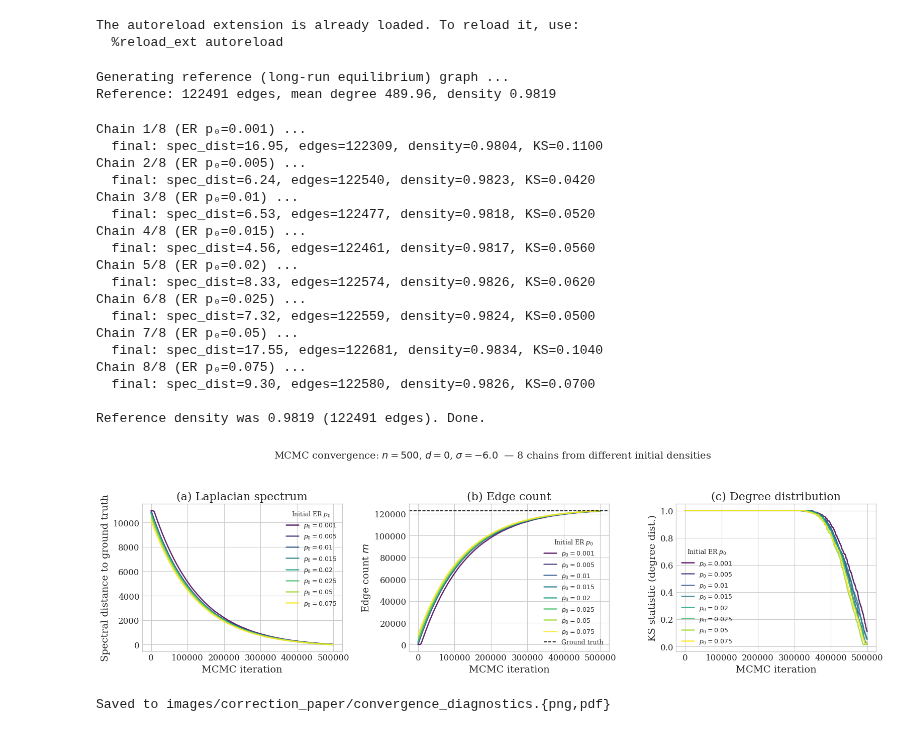
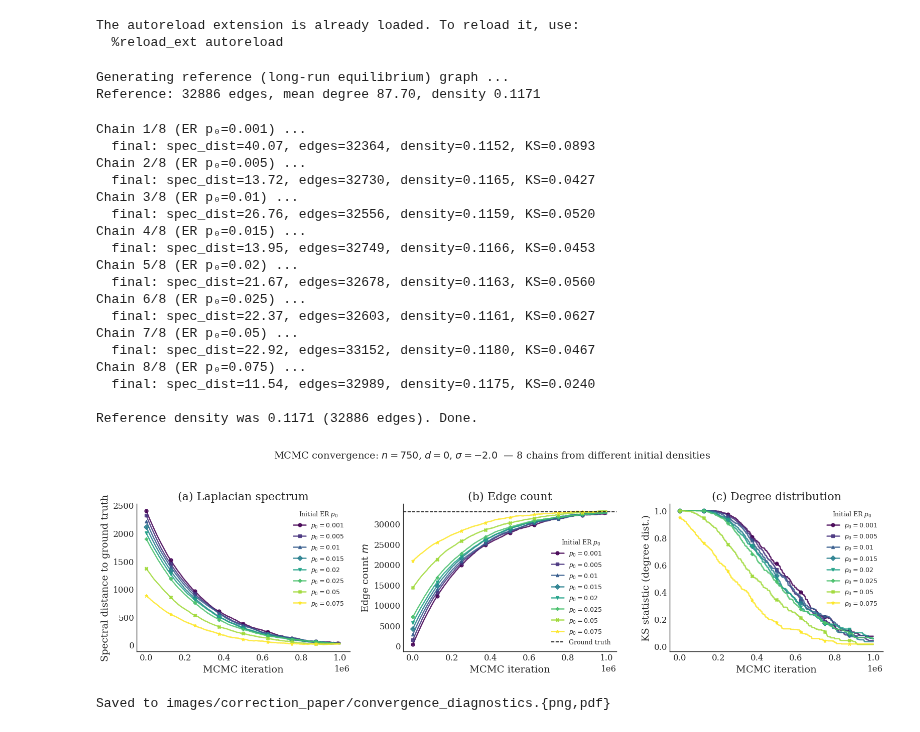
Before and after one commit to mbottoni/logit-graph, a Jupyter notebook: notebooks/base/22-3-convergence-diagnostics.ipynb, the cells around one changed output. Saved outputs shown, nothing was run; the diff lists cells and outputs as text; code cells hidden in the pictures.

```diff
--- a/notebooks/base/22-3-convergence-diagnostics.ipynb
+++ b/notebooks/base/22-3-convergence-diagnostics.ipynb
@@ -28,7 +28,7 @@ from collections import deque
 
 import src.logit_graph.graph as graph
 
-plt.style.use('seaborn-v0_8-whitegrid')
+plt.style.use('seaborn-v0_8-white')
 mpl.rcParams.update({
     'font.family': 'serif',
     'font.size': 14,
@@ -41,6 +41,9 @@ mpl.rcParams.update({
     'lines.linewidth': 1.8,
     'savefig.dpi': 300,
     'savefig.bbox': 'tight',
+    'axes.grid': False,
+    'axes.spines.top': False,
+    'axes.spines.right': False,
 })
 # %% [output]
 The autoreload extension is already loaded. To reload it, use:
@@ -71,10 +74,10 @@ def run_chain(n, d, sigma, max_iter, check_interval, er_p, ref_spectrum, ref_deg
 # d=0 keeps feedback linear (S_i = deg(i)), so sigma=-6 yields a sparse graph.
 # With d>=1 the neighbourhood sums grow quadratically with degree,
 # requiring much more negative sigma to avoid saturating to a complete graph.
-N = 500
+N = 750
 D = 0
-SIGMA = -6.0
-MAX_ITER = 500_000        # per chain (fast with d=0)
+SIGMA = -2.0
+MAX_ITER = 1_000_000 # per chain (fast with d=0)
 CHECK_INTERVAL = 500
 
 # Generate a well-equilibrated reference graph by running a long chain.
@@ -92,7 +95,7 @@ print(f'Reference: {gt_edges} edges, mean degree {gt_degrees.mean():.2f}, '
       f'density {gt_density:.4f}')
 # %% [output]
 Generating reference (long-run equilibrium) graph ...
-Reference: 122491 edges, mean degree 489.96, density 0.9819
+Reference: 32886 edges, mean degree 87.70, density 0.1171
 # %%
 # Run N_CHAINS independent chains from different random ER seeds
 results = []
@@ -113,23 +116,23 @@ for chain_id in range(N_CHAINS):
 print(f'\nReference density was {gt_density:.4f} ({gt_edges} edges). Done.')
 # %% [output]
 Chain 1/8 (ER p₀=0.001) ...
-  final: spec_dist=16.95, edges=122309, density=0.9804, KS=0.1100
+  final: spec_dist=40.07, edges=32364, density=0.1152, KS=0.0893
 Chain 2/8 (ER p₀=0.005) ...
-  final: spec_dist=6.24, edges=122540, density=0.9823, KS=0.0420
+  final: spec_dist=13.72, edges=32730, density=0.1165, KS=0.0427
 Chain 3/8 (ER p₀=0.01) ...
-  final: spec_dist=6.53, edges=122477, density=0.9818, KS=0.0520
+  final: spec_dist=26.76, edges=32556, density=0.1159, KS=0.0520
 Chain 4/8 (ER p₀=0.015) ...
-  final: spec_dist=4.56, edges=122461, density=0.9817, KS=0.0560
+  final: spec_dist=13.95, edges=32749, density=0.1166, KS=0.0453
 Chain 5/8 (ER p₀=0.02) ...
-  final: spec_dist=8.33, edges=122574, density=0.9826, KS=0.0620
+  final: spec_dist=21.67, edges=32678, density=0.1163, KS=0.0560
 Chain 6/8 (ER p₀=0.025) ...
-  final: spec_dist=7.32, edges=122559, density=0.9824, KS=0.0500
+  final: spec_dist=22.37, edges=32603, density=0.1161, KS=0.0627
 Chain 7/8 (ER p₀=0.05) ...
-  final: spec_dist=17.55, edges=122681, density=0.9834, KS=0.1040
+  final: spec_dist=22.92, edges=33152, density=0.1180, KS=0.0467
 Chain 8/8 (ER p₀=0.075) ...
-  final: spec_dist=9.30, edges=122580, density=0.9826, KS=0.0700
+  final: spec_dist=11.54, edges=32989, density=0.1175, KS=0.0240
 
-Reference density was 0.9819 (122491 edges). Done.
+Reference density was 0.1171 (32886 edges). Done.
 # %%
 fig, axes = plt.subplots(1, 3, figsize=(16, 4.5))
 cmap = plt.cm.viridis
@@ -186,32 +189,39 @@ for i, r in enumerate(results):
         if ks_values[j] > ks_values[j-1]:
             ks_values[j] = ks_values[j-1]
     ax.plot(
         x_iters,
         ks_values,
         color=colors[i],
         marker=markers[i % len(markers)],
         markevery=mark_every,
         ms=5,
         label=f'$p_0={r["p0"]}$',
         alpha=0.85,
     )
 ax.set_xlabel('MCMC iteration')
 ax.set_ylabel('KS statistic (degree dist.)')
 ax.set_title('(c) Degree distribution')
 ax.legend(fontsize=9, title='Initial ER $p_0$', title_fontsize=9)
 
+for ax in axes:
+    ax.grid(False)
+    ax.spines['top'].set_visible(False)
+    ax.spines['right'].set_visible(False)
+    ax.spines['bottom'].set_visible(True)
+    ax.spines['left'].set_visible(True)
+
 fig.suptitle(
     f'MCMC convergence: $n={N}$, $d={D}$, $\\sigma={SIGMA}$  '
     f'— {N_CHAINS} chains from different initial densities',
     fontsize=14, y=1.04)
 fig.tight_layout()
 
 out_dir = '../../images/correction_paper'
 os.makedirs(out_dir, exist_ok=True)
 plt.savefig(f'{out_dir}/convergence_diagnostics.png', dpi=300, bbox_inches='tight')
 plt.savefig(f'{out_dir}/convergence_diagnostics.pdf', bbox_inches='tight')
 plt.show()
 print('Saved to images/correction_paper/convergence_diagnostics.{png,pdf}')
 # %% [output]
-[figure, old version]
+[figure, new version]
 Saved to images/correction_paper/convergence_diagnostics.{png,pdf}
```
Also changed, not shown: 2 other files.
